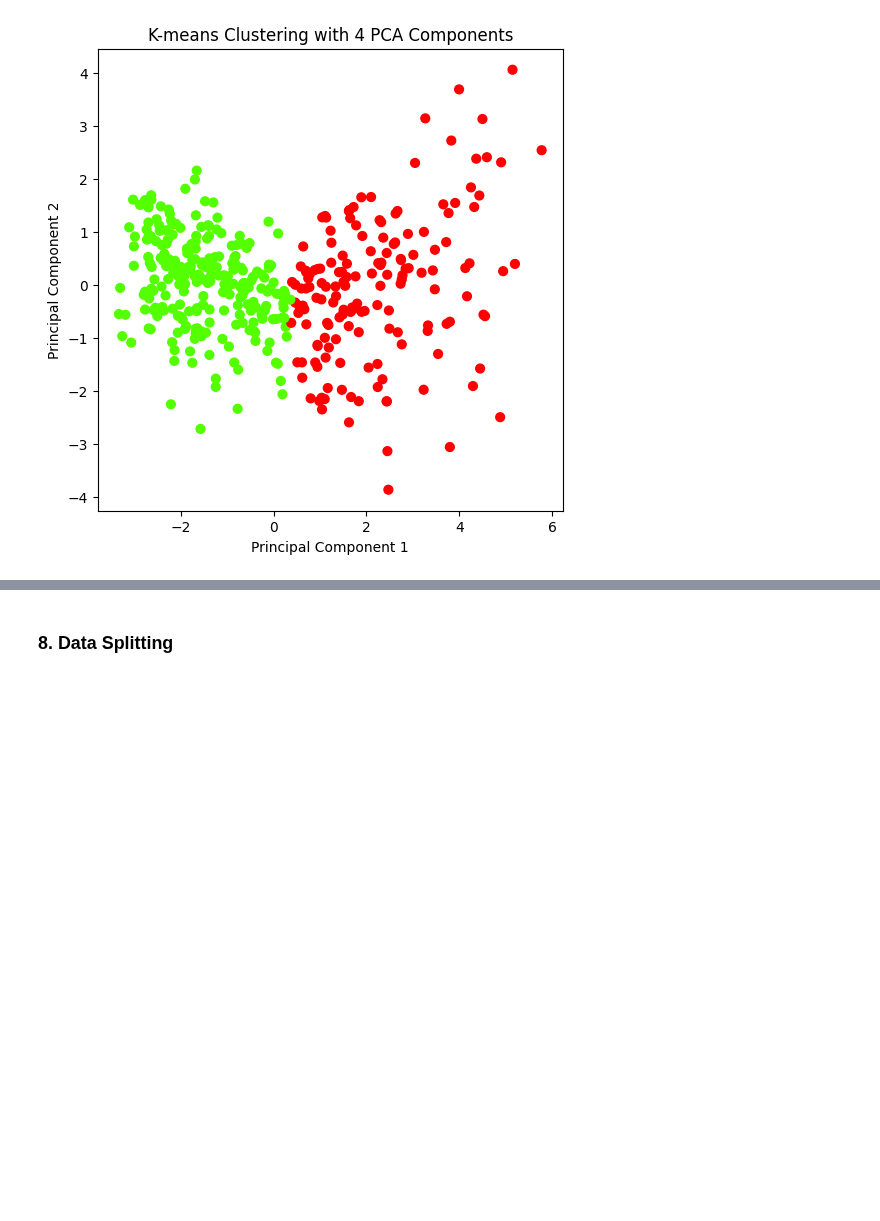
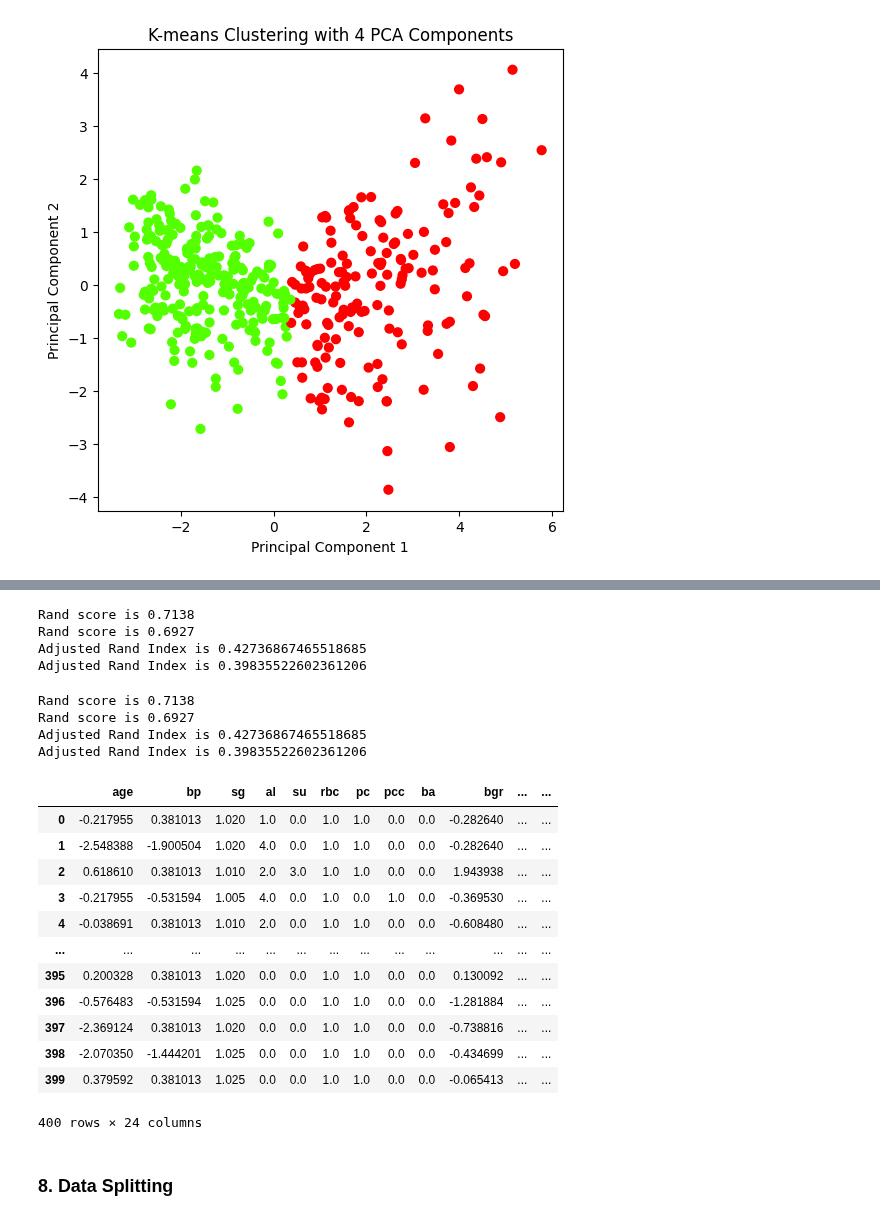
Before and after one commit to Barkesty/Project-Chronic-Kidney-Disease-Classification-Challenge, a Jupyter notebook: project.ipynb, the cells around one changed output, grey strips where cells are left out. Cells and saved outputs as stored; diff of their text form; code cells hidden in the pictures; blank space fills up the shorter version.

```diff
--- a/project.ipynb
+++ b/project.ipynb
@@ -825,3 +825,76 @@ Text(0, 0.5, 'Principal Component 2')
+# %%
+from sklearn.metrics import adjusted_rand_score
+
+# K = 2
+km1 = KMeans(n_clusters=2, n_init=20, random_state=1)
+km1.fit(df_pca)
+
+# K = 4
+km2 = KMeans(n_clusters=4, n_init=20, random_state=1)
+km2.fit(df_pca)
+
+# Status variable saved in (1)
+status = df['class'].astype(int).astype(str)
+
+rand_score(km1.labels_, status).round(4)
+rand_score(km2.labels_, status).round(4)
+ari_k2 = adjusted_rand_score(km1.labels_, status)
+ari_k4 = adjusted_rand_score(km2.labels_, status)
+print('Rand score is ' + str(rand_score(km1.labels_, status).round(4)))
+print('Rand score is ' + str(rand_score(km2.labels_, status).round(4)))
+print('Adjusted Rand Index is ' + str(ari_k2))
+print('Adjusted Rand Index is ' + str(ari_k4))
+# %% [output]
+Rand score is 0.7138
+Rand score is 0.6927
+Adjusted Rand Index is 0.42736867465518685
+Adjusted Rand Index is 0.39835522602361206
+# %%
+pca = PCA(n_components=4)
+df_shdsh = df.drop(columns = 'class')
+df_pca_xxx = pca.fit_transform(df_shdsh)
+
+
+# K = 2
+km1 = KMeans(n_clusters=2, n_init=20, random_state=1)
+km1.fit(df_pca_xxx)
+
+# K = 4
+km2 = KMeans(n_clusters=4, n_init=20, random_state=1)
+km2.fit(df_pca_xxx)
+
+# Status variable saved in (1)
+status = df['class'].astype(int).astype(str)
+
+rand_score(km1.labels_, status).round(4)
+rand_score(km2.labels_, status).round(4)
+ari_k2 = adjusted_rand_score(km1.labels_, status)
+ari_k4 = adjusted_rand_score(km2.labels_, status)
+print('Rand score is ' + str(rand_score(km1.labels_, status).round(4)))
+print('Rand score is ' + str(rand_score(km2.labels_, status).round(4)))
+print('Adjusted Rand Index is ' + str(ari_k2))
+print('Adjusted Rand Index is ' + str(ari_k4))
+# %% [output]
+Rand score is 0.7138
+Rand score is 0.6927
+Adjusted Rand Index is 0.42736867465518685
+Adjusted Rand Index is 0.39835522602361206
+# %%
+df_shdsh
+# %% [output]
+|  | age | bp | sg | al | su | rbc | pc | pcc | ba | bgr | ... | ... |
+| 0 | -0.217955 | 0.381013 | 1.020 | 1.0 | 0.0 | 1.0 | 1.0 | 0.0 | 0.0 | -0.282640 | ... | ... |
+| 1 | -2.548388 | -1.900504 | 1.020 | 4.0 | 0.0 | 1.0 | 1.0 | 0.0 | 0.0 | -0.282640 | ... | ... |
+| 2 | 0.618610 | 0.381013 | 1.010 | 2.0 | 3.0 | 1.0 | 1.0 | 0.0 | 0.0 | 1.943938 | ... | ... |
+| 3 | -0.217955 | -0.531594 | 1.005 | 4.0 | 0.0 | 1.0 | 0.0 | 1.0 | 0.0 | -0.369530 | ... | ... |
+| 4 | -0.038691 | 0.381013 | 1.010 | 2.0 | 0.0 | 1.0 | 1.0 | 0.0 | 0.0 | -0.608480 | ... | ... |
+| ... | ... | ... | ... | ... | ... | ... | ... | ... | ... | ... | ... | ... |
+| 395 | 0.200328 | 0.381013 | 1.020 | 0.0 | 0.0 | 1.0 | 1.0 | 0.0 | 0.0 | 0.130092 | ... | ... |
+| 396 | -0.576483 | -0.531594 | 1.025 | 0.0 | 0.0 | 1.0 | 1.0 | 0.0 | 0.0 | -1.281884 | ... | ... |
+| 397 | -2.369124 | 0.381013 | 1.020 | 0.0 | 0.0 | 1.0 | 1.0 | 0.0 | 0.0 | -0.738816 | ... | ... |
+| 398 | -2.070350 | -1.444201 | 1.025 | 0.0 | 0.0 | 1.0 | 1.0 | 0.0 | 0.0 | -0.434699 | ... | ... |
+| 399 | 0.379592 | 0.381013 | 1.025 | 0.0 | 0.0 | 1.0 | 1.0 | 0.0 | 0.0 | -0.065413 | ... | ... |
+400 rows × 24 columns
 # %% [markdown]
 ### **8. Data Splitting**
 # %%
```
Also changed, not shown: parts of 3 cells of this notebook.
